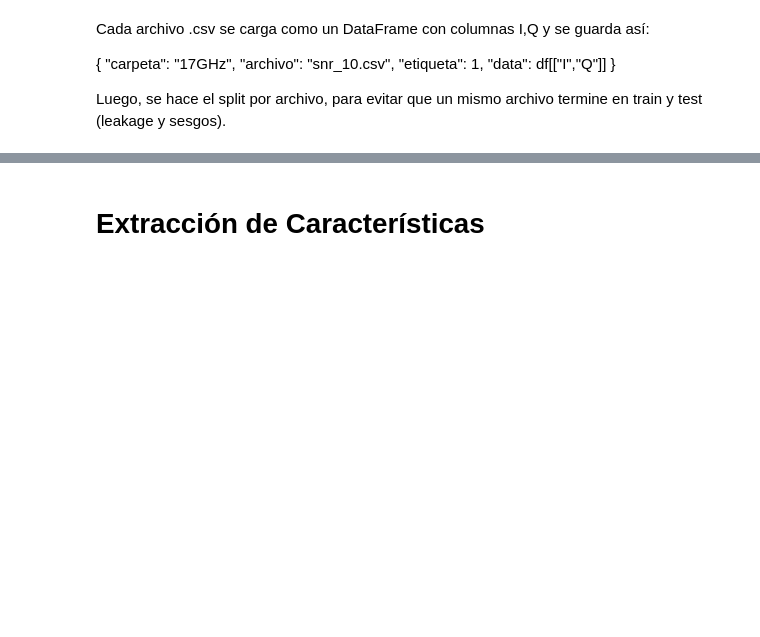
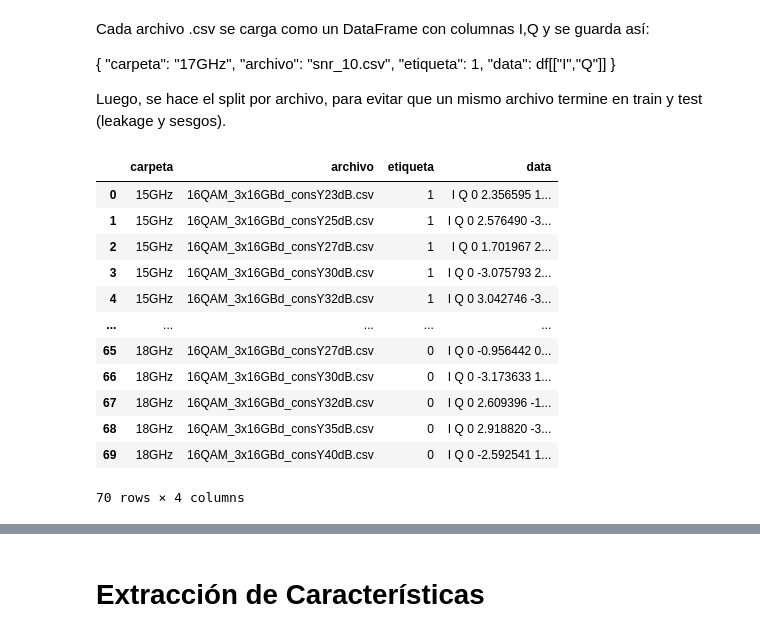
Before and after one commit to jusanchez6/Trabajo_Final_PACD, a Jupyter notebook: code.ipynb, the cells around one changed output, grey strips where cells are left out. Saved outputs shown, nothing was run; the diff lists cells and outputs as text; code cells hidden in the pictures; blank space fills up the shorter version.

```diff
--- a/code.ipynb
+++ b/code.ipynb
@@ -149,3 +155,22 @@ Cada archivo .csv se carga como un DataFrame con columnas I,Q y se guarda así:
 
 
 Luego, se hace el split por archivo, para evitar que un mismo archivo termine en train y test (leakage y sesgos).
+# %%
+dataset_1 = dataset
+dataframe = pd.DataFrame(dataset_1)
+
+dataframe
+# %% [output]
+|  | carpeta | archivo | etiqueta | data |
+| 0 | 15GHz | 16QAM_3x16GBd_consY23dB.csv | 1 | I Q 0 2.356595 1... |
+| 1 | 15GHz | 16QAM_3x16GBd_consY25dB.csv | 1 | I Q 0 2.576490 -3... |
+| 2 | 15GHz | 16QAM_3x16GBd_consY27dB.csv | 1 | I Q 0 1.701967 2... |
+| 3 | 15GHz | 16QAM_3x16GBd_consY30dB.csv | 1 | I Q 0 -3.075793 2... |
+| 4 | 15GHz | 16QAM_3x16GBd_consY32dB.csv | 1 | I Q 0 3.042746 -3... |
+| ... | ... | ... | ... | ... |
+| 65 | 18GHz | 16QAM_3x16GBd_consY27dB.csv | 0 | I Q 0 -0.956442 0... |
+| 66 | 18GHz | 16QAM_3x16GBd_consY30dB.csv | 0 | I Q 0 -3.173633 1... |
+| 67 | 18GHz | 16QAM_3x16GBd_consY32dB.csv | 0 | I Q 0 2.609396 -1... |
+| 68 | 18GHz | 16QAM_3x16GBd_consY35dB.csv | 0 | I Q 0 2.918820 -3... |
+| 69 | 18GHz | 16QAM_3x16GBd_consY40dB.csv | 0 | I Q 0 -2.592541 1... |
+70 rows × 4 columns
```
Also changed, not shown: parts of 8 cells of this notebook.
